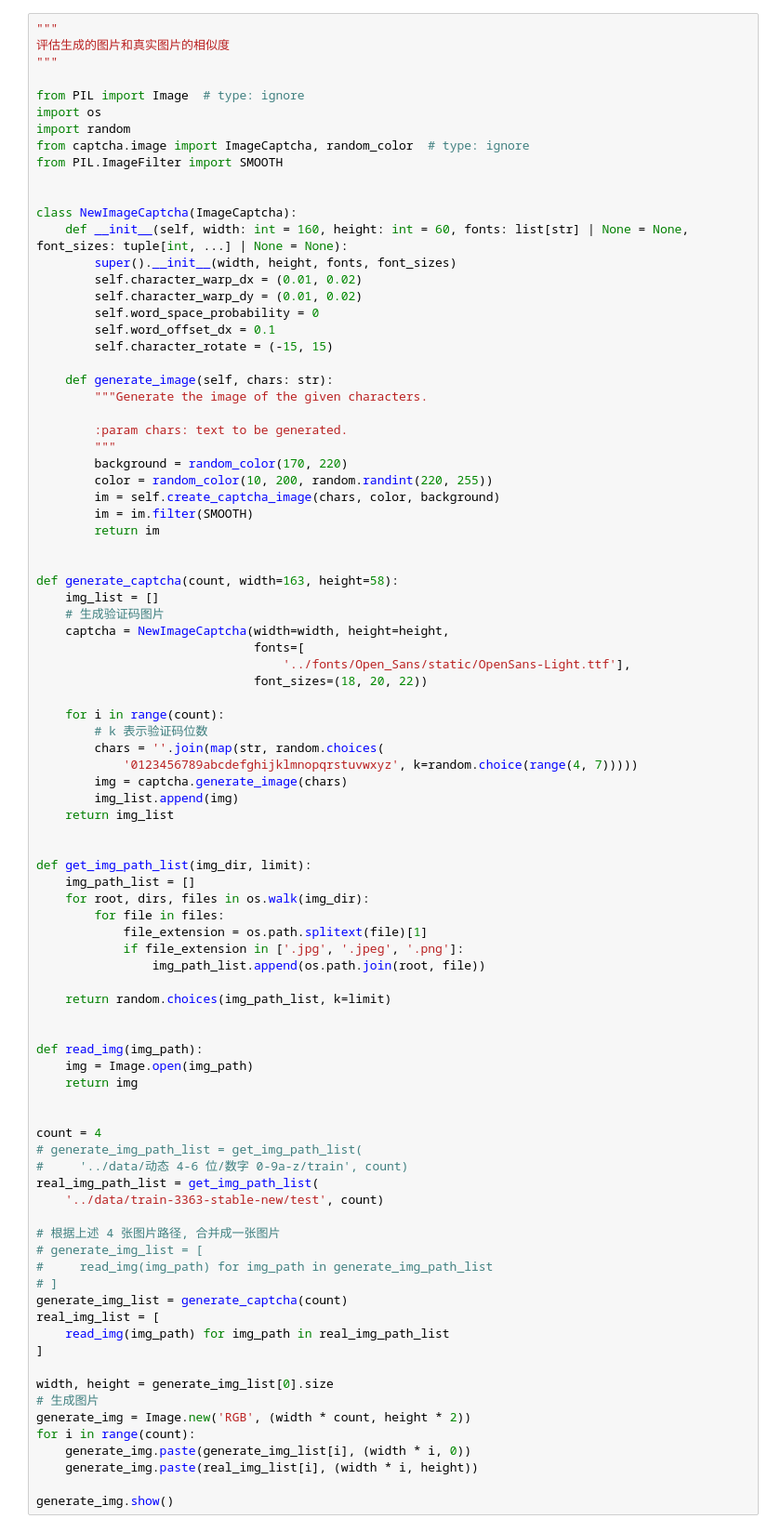
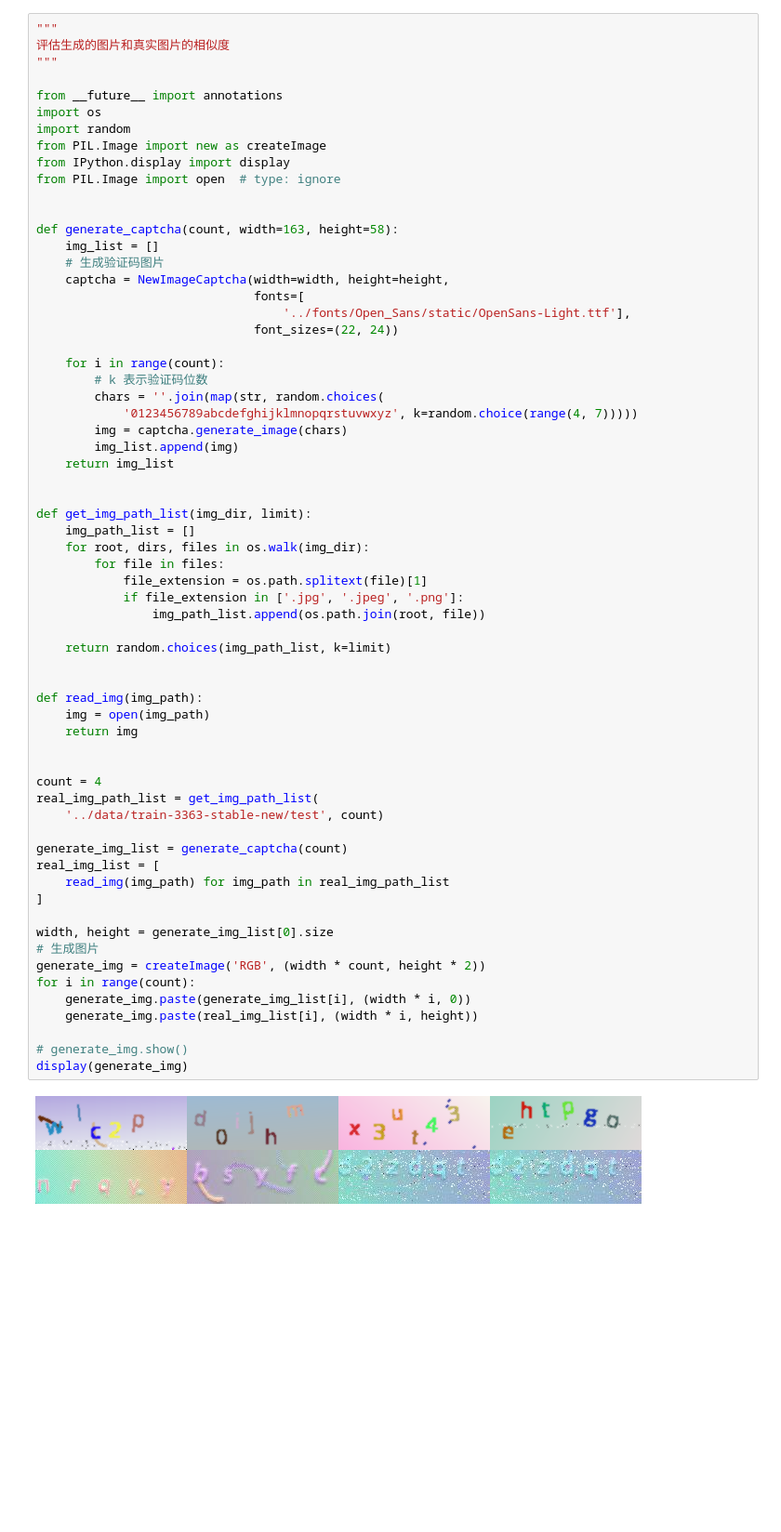
Before and after one commit to wuhonglei/dh_ai, a Jupyter notebook: week11-验证码识别器/analysis/generate_analysis.ipynb, the cells around one changed output. Shown at 93% size. Cells and saved outputs as stored; diff of their text form; blank space fills up the shorter version.

```diff
--- a/week11-验证码识别器/analysis/generate_analysis.ipynb
+++ b/week11-验证码识别器/analysis/generate_analysis.ipynb
@@ -3,32 +326,12 @@
 评估生成的图片和真实图片的相似度
 """
 
-from PIL import Image  # type: ignore
+from __future__ import annotations
 import os
 import random
-from captcha.image import ImageCaptcha, random_color  # type: ignore
-from PIL.ImageFilter import SMOOTH
-
-
-class NewImageCaptcha(ImageCaptcha):
-    def __init__(self, width: int = 160, height: int = 60, fonts: list[str] | None = None, font_sizes: tuple[int, ...] | None = None):
-        super().__init__(width, height, fonts, font_sizes)
-        self.character_warp_dx = (0.01, 0.02)
-        self.character_warp_dy = (0.01, 0.02)
-        self.word_space_probability = 0
-        self.word_offset_dx = 0.1
-        self.character_rotate = (-15, 15)
-
-    def generate_image(self, chars: str):
-        """Generate the image of the given characters.
-
-        :param chars: text to be generated.
-        """
-        background = random_color(170, 220)
-        color = random_color(10, 200, random.randint(220, 255))
-        im = self.create_captcha_image(chars, color, background)
-        im = im.filter(SMOOTH)
-        return im
+from PIL.Image import new as createImage
+from IPython.display import display
+from PIL.Image import open  # type: ignore
 
 
 def generate_captcha(count, width=163, height=58):
@@ -37,7 +340,7 @@ def generate_captcha(count, width=163, height=58):
     captcha = NewImageCaptcha(width=width, height=height,
                               fonts=[
                                   '../fonts/Open_Sans/static/OpenSans-Light.ttf'],
-                              font_sizes=(18, 20, 22))
+                              font_sizes=(22, 24))
 
     for i in range(count):
         # k 表示验证码位数
@@ -51,39 +354,36 @@ def generate_captcha(count, width=163, height=58):
 def get_img_path_list(img_dir, limit):
     img_path_list = []
     for root, dirs, files in os.walk(img_dir):
         for file in files:
             file_extension = os.path.splitext(file)[1]
             if file_extension in ['.jpg', '.jpeg', '.png']:
                 img_path_list.append(os.path.join(root, file))
 
     return random.choices(img_path_list, k=limit)
 
 
 def read_img(img_path):
-    img = Image.open(img_path)
+    img = open(img_path)
     return img
 
 
 count = 4
-# generate_img_path_list = get_img_path_list(
-#     '../data/动态 4-6 位/数字 0-9a-z/train', count)
 real_img_path_list = get_img_path_list(
     '../data/train-3363-stable-new/test', count)
 
-# 根据上述 4 张图片路径, 合并成一张图片
-# generate_img_list = [
-#     read_img(img_path) for img_path in generate_img_path_list
-# ]
 generate_img_list = generate_captcha(count)
 real_img_list = [
     read_img(img_path) for img_path in real_img_path_list
 ]
 
 width, height = generate_img_list[0].size
 # 生成图片
-generate_img = Image.new('RGB', (width * count, height * 2))
+generate_img = createImage('RGB', (width * count, height * 2))
 for i in range(count):
     generate_img.paste(generate_img_list[i], (width * i, 0))
     generate_img.paste(real_img_list[i], (width * i, height))
 
-generate_img.show()
+# generate_img.show()
+display(generate_img)
+# %% [output]
+[figure, added]
```
Also changed, not shown: parts of 1 cell of this notebook, 7 other files.
